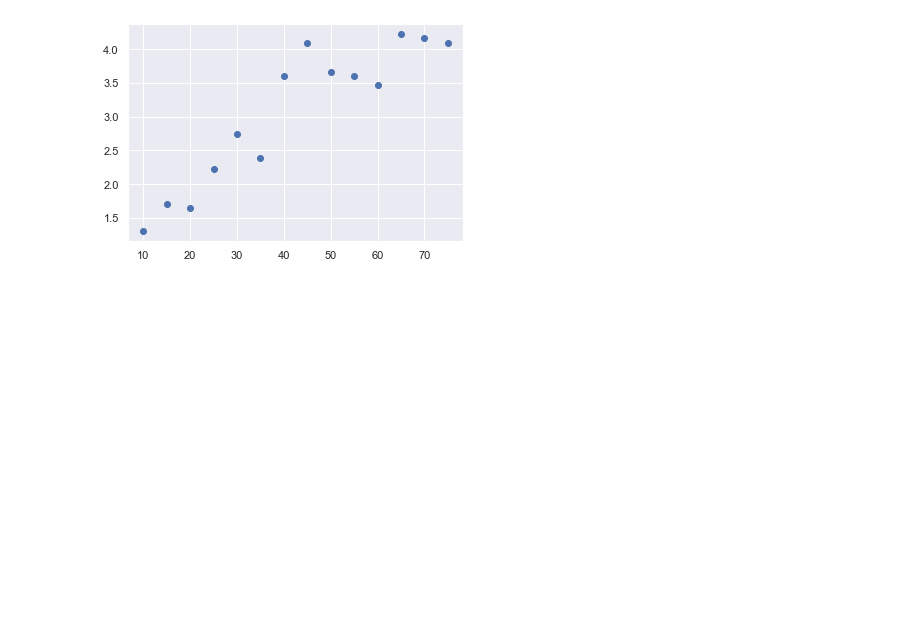
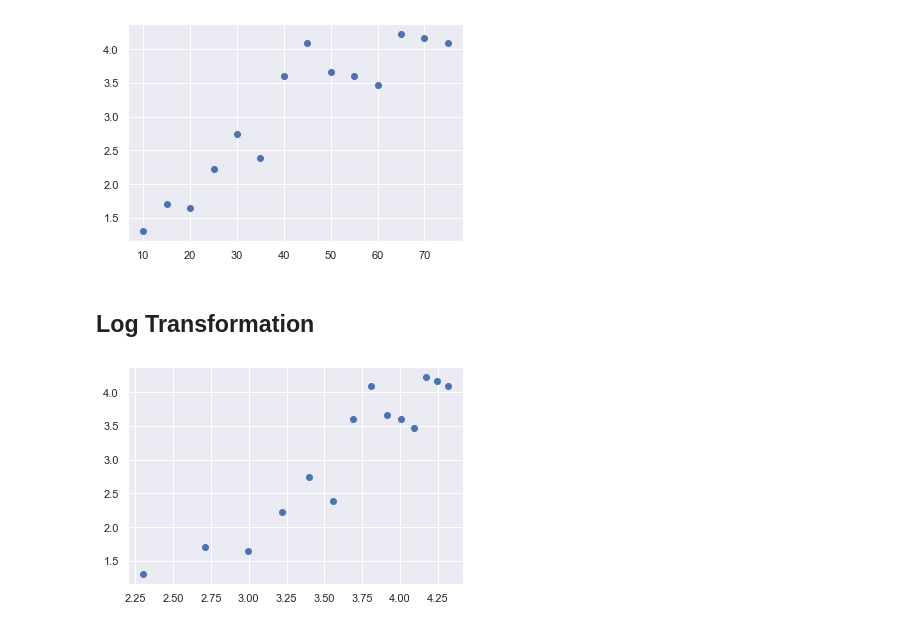
Before and after one commit to pranavnt/epiDEM-Modeling, a Jupyter notebook: modeling.ipynb, the cells around one changed output. Cells and saved outputs as stored; diff of their text form; code cells hidden in the pictures; blank space fills up the shorter version.

Commit message:
visualized log and exponential transformations

```diff
--- a/modeling.ipynb
+++ b/modeling.ipynb
@@ -70,3 +72,10 @@ plt.scatter(X,y)
 plt.show()
 # %% [output]
 [figure]
+# %% [markdown]
+## Log Transformation
+# %%
+plt.scatter(np.log(X),y)
+plt.show()
+# %% [output]
+[figure, added]
```
Also changed, not shown: parts of 3 cells of this notebook.
